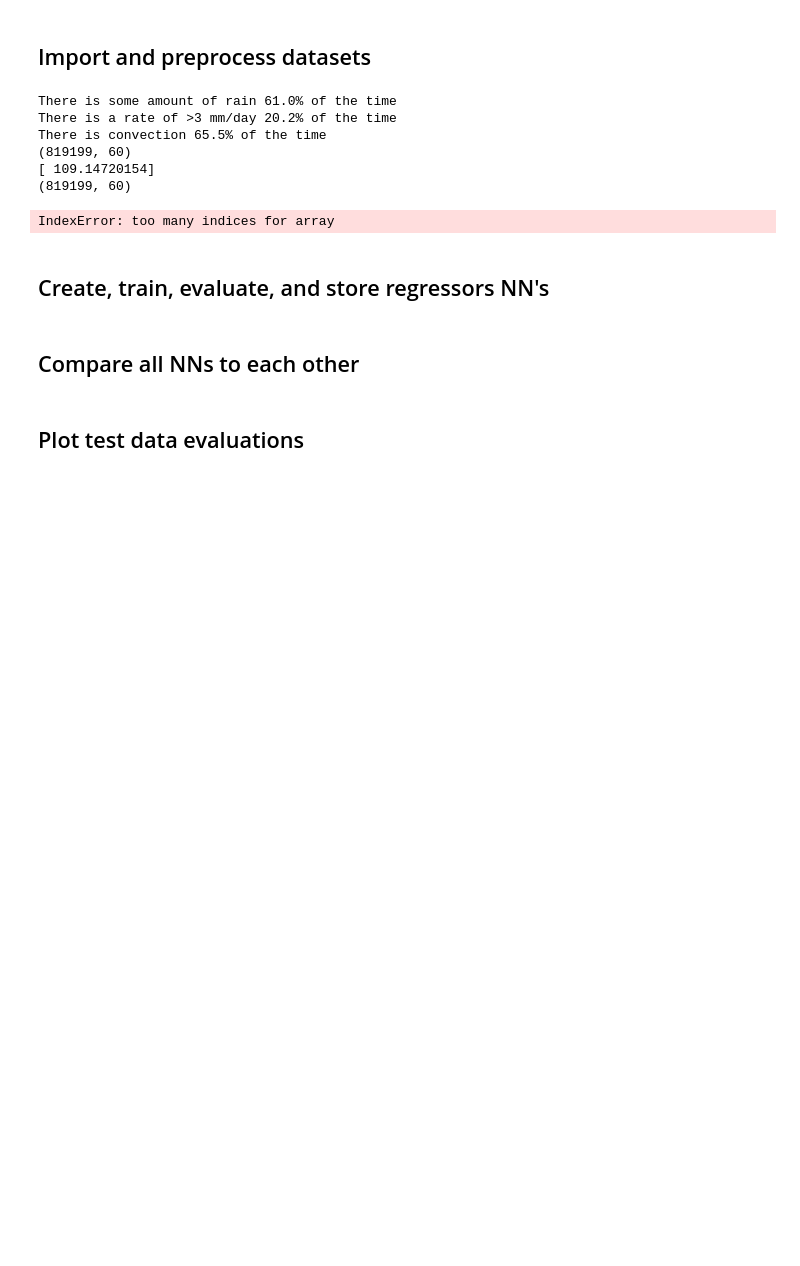
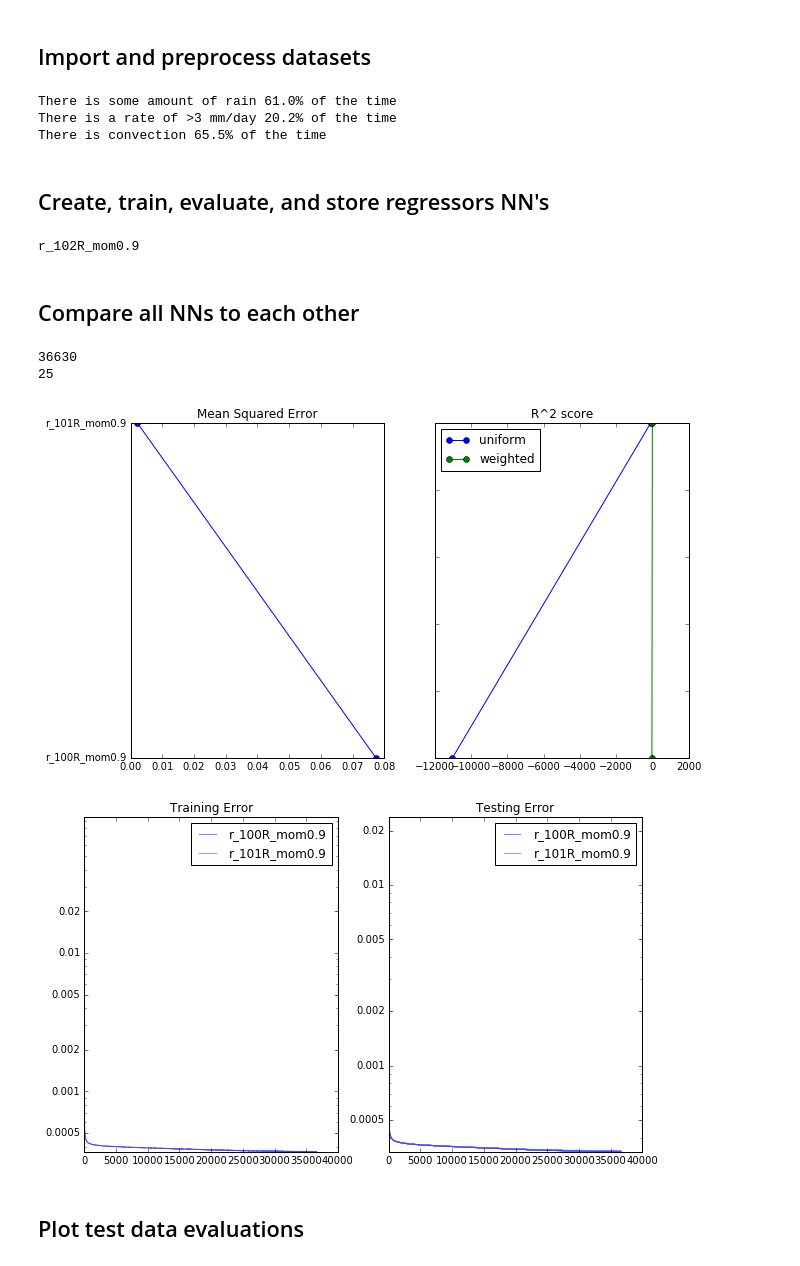
Before and after one commit to jgdwyer/ML-convection, a Jupyter notebook: Neural Network Workbook.ipynb, the cells around one changed output. Drawn from its saved outputs; the diff is of its cells as text; code cells hidden in the pictures; blank space fills up the shorter version.

```diff
--- a/Neural Network Workbook.ipynb
+++ b/Neural Network Workbook.ipynb
@@ -31,16 +31,28 @@ data_dir = './data/'
 reload(nnload)
 x, y, cv, Pout, lat, lev, dlev, timestep = nnload.loaddata(data_dir + 'nntest.nc', minlev,
                                                        rainonly=rainonly) #,all_lats=False,indlat=8)
+# Sample data, so we are not processing it all together
+
+# Scale input data using transformation
+x_scaler_info={'name':'MinMax','method':'alltogether'}
+x_scaler = nnload.init_scaler(x_scaler_info, x)
+x        = nnload.transform_data(x_scaler_info, x_scaler, x)
+
+# Scale output data using transformation
+y_scaler_info={'name':'MaxAbs','method':'alltogether'}
+y_scaler = nnload.init_scaler(y_scaler_info, y)
+y        = nnload.transform_data(y_scaler_info, y_scaler, y)
+
+# Subsample data
+x1, x2, x3, y1, y2, y3 = nnload.subsample(x, y, N_samples=10000)
+
+#x_untrans = nnload.inverse_transform_data(scaler_info,scaler_x,x_trans)
 # Preprocess data
-scaler_x, scaler_y, x1, x2, x3, y1, y2, y3, cv1, cv2, cv3 = nnload.pp(x, y, cv, 30000)
+#scaler_x, scaler_y, x1, x2, x3, y1, y2, y3, cv1, cv2, cv3 = nnload.pp(x, y, cv, 30000)
 # %% [output]
 There is some amount of rain 61.0% of the time
 There is a rate of >3 mm/day 20.2% of the time
 There is convection 65.5% of the time
-(819199, 60)
-[ 109.14720154]
-(819199, 60)
-IndexError: too many indices for array
 # %% [markdown]
 ## Create, train, evaluate, and store regressors NN's
 # %%
@@ -48,7 +60,7 @@ IndexError: too many indices for array
 from importlib import reload
 reload(nntrain)
 batch_size = 100
-r_mlp, r_str                  = nntrain.build_nn('regress',['Rectifier'],[100],'momentum',batch_size,n_stable=25)
+r_mlp, r_str                  = nntrain.build_nn('regress',['Rectifier'],[102],'momentum',batch_size,n_stable=25)
                                                 # n_stable=25)#, regularize = 'L2', weight_decay = 0.0001)
 print(r_str)
 r_mlp, r_errors = nntrain.train_nn(r_mlp,r_str,x1,y1,x2,y2)
@@ -57,29 +69,37 @@ pickle.dump([r_mlp, r_str, r_errors],  open(data_dir + 'regressors/' + r_str + '
 # Save model in netcdf format if requested
 if write_nn_to_netcdf:
     nnload.write_netcdf_twolayer(r_mlp, 'regress', datadir + 'netcdf_models/' + r_str + '_neural_weights_regressor.nc')
+# %% [output]
+r_102R_mom0.9
 # %% [markdown]
 ## Compare all NNs to each other
 # %%
 # Initialize regressors
 from importlib import reload
 reload(nntrain)
-trained_regressors = ['r_600R_mom0.9reg0.0001','r_600R_mom0.9',
-                      'r_1200R_mom0.9','r_2400R_mom0.9','r_3600R_mom0.9',
-                      'r_4800R_mom0.9']
+#trained_regressors = ['r_600R_mom0.9reg0.0001','r_600R_mom0.9',
+#                      'r_1200R_mom0.9','r_2400R_mom0.9','r_3600R_mom0.9',
+#                      'r_4800R_mom0.9',
+trained_regressors =  ['r_100R_mom0.9','r_101R_mom0.9','r_102R_mom0.9']
 N_r = len(trained_regressors)
 r_mlp = [0]*N_r
 r_str = [0]*N_r
 r_errors=np.empty((70000,4,N_r))
 r_errors[:]=np.NAN
 
 # Load regressors
 for i,r in enumerate(trained_regressors):
-    r_mlp[i], r_str[i], err = pickle.load(open(data_dir + 'regressors/' + r + '.pkl', 'rb'))
+    r_mlp[i], r_str[i], err = pickle.load(open(data_dir + 'regressors/' + r + '_v2.pkl', 'rb'))
     print(len(err))
     r_errors[:len(err),:,i]      =  err
 # Compare them and plot output
 nntrain.plot_regressors_scores(r_mlp,r_str,x2,y2,fig_dir + 'compare/','r')
 nntrain.plot_model_error_over_time(r_errors, r_str, fig_dir + 'compare/','r')
+# %% [output]
+36630
+25
+[figure, added]
+[figure, added]
 # %% [markdown]
 ## Plot test data evaluations
 # %%
```
Also changed, not shown: parts of 5 cells of this notebook, 48 other files.
